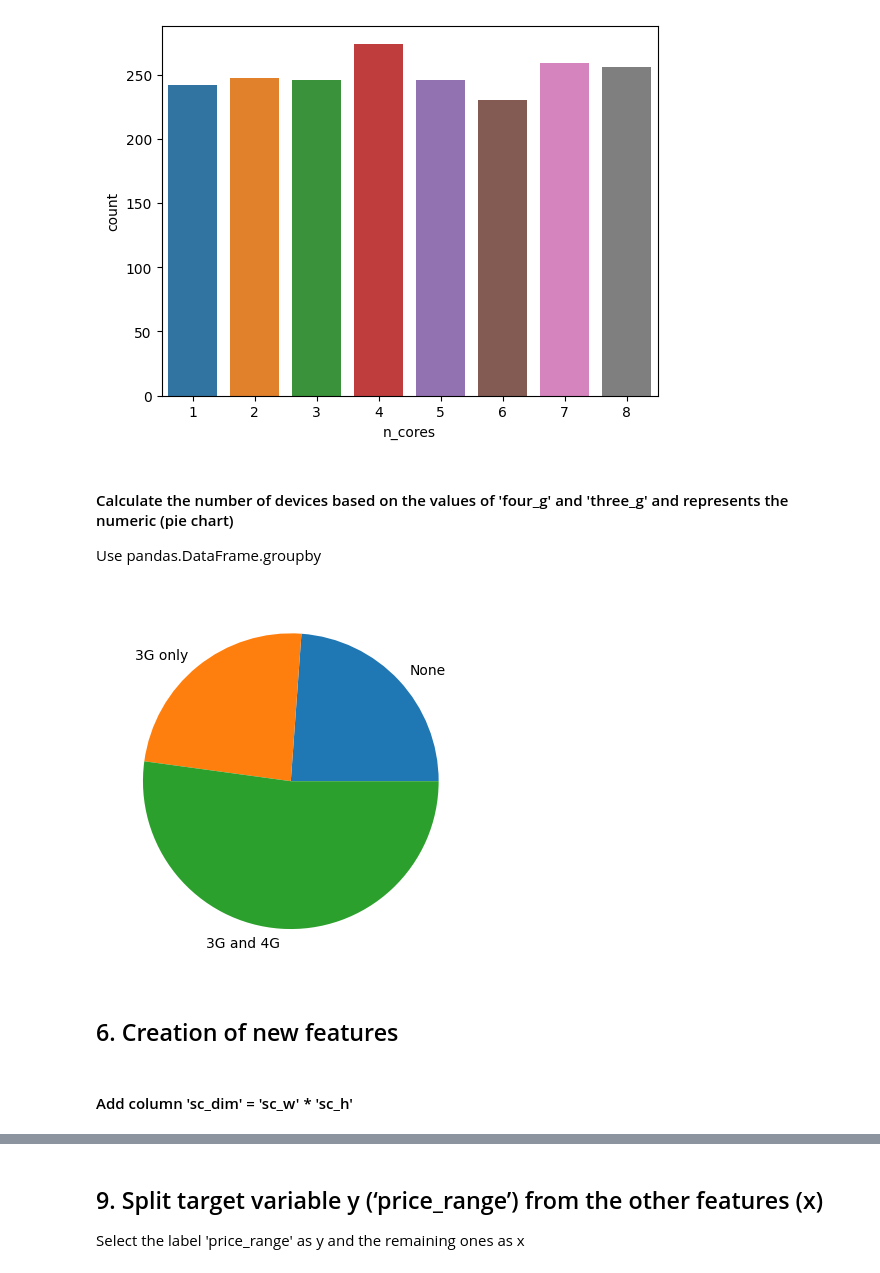
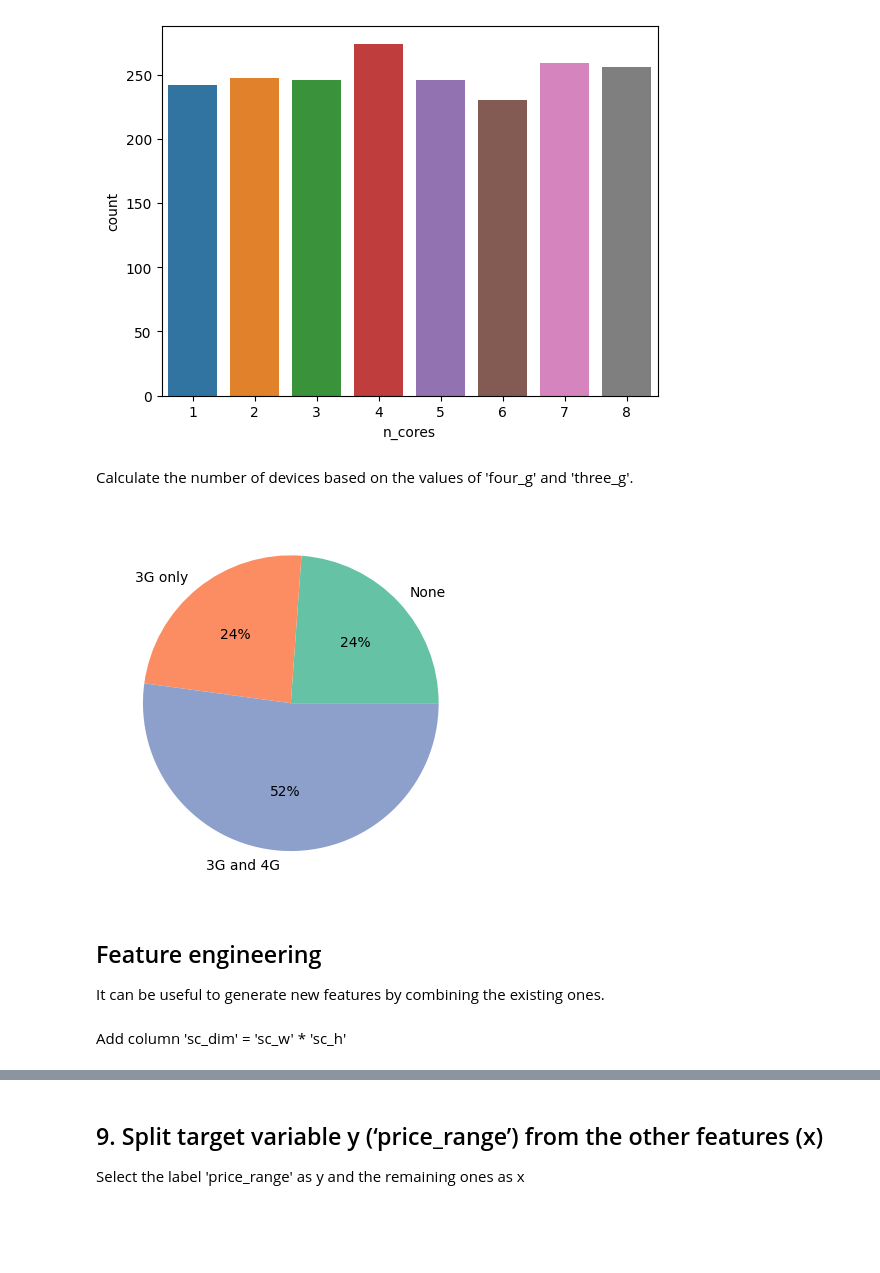
Before and after one commit to FabioNicotra/FabiosPortfolio, a Jupyter notebook: 02/temp_name.ipynb, the cells around one changed output, grey strips where cells are left out. Saved outputs shown, nothing was run; the diff lists cells and outputs as text; code cells hidden in the pictures; blank space fills up the shorter version.

Commit message:
Feature engineering added

```diff
--- a/02/temp_name.ipynb
+++ b/02/temp_name.ipynb
@@ -173,17 +172,17 @@ sns.countplot(train_df, x='n_cores')
 <Axes: xlabel='n_cores', ylabel='count'>
 [figure]
 # %% [markdown]
-#### Calculate the number of devices based on the values of 'four_g' and 'three_g' and represents the numeric (pie chart)
-Use pandas.DataFrame.groupby
+Calculate the number of devices based on the values of 'four_g' and 'three_g'.
 # %%
 labels = ['None', '3G only', '3G and 4G']
-train_df.groupby(['three_g', 'four_g']).size().plot.pie(labels=labels);
+train_df.groupby(['three_g', 'four_g']).size().plot.pie(labels=labels,colors=sns.color_palette('Set2'),autopct='%.0f%%');
 # %% [output]
-[figure, old version]
+[figure, new version]
-# %% [markdown]
-## 6. Creation of new features
+# %% [markdown]
+## Feature engineering
+It can be useful to generate new features by combining the existing ones.
 # %% [markdown]
-#### Add column 'sc_dim' = 'sc_w' * 'sc_h'
+Add column 'sc_dim' = 'sc_w' * 'sc_h'
 # %%
 train_df['sc_dim'] = train_df['sc_w']*train_df['sc_h']
 sns.boxplot(data=train_df,x='price_range',y='sc_dim');
```
Also changed, not shown: parts of 20 cells of this notebook.
